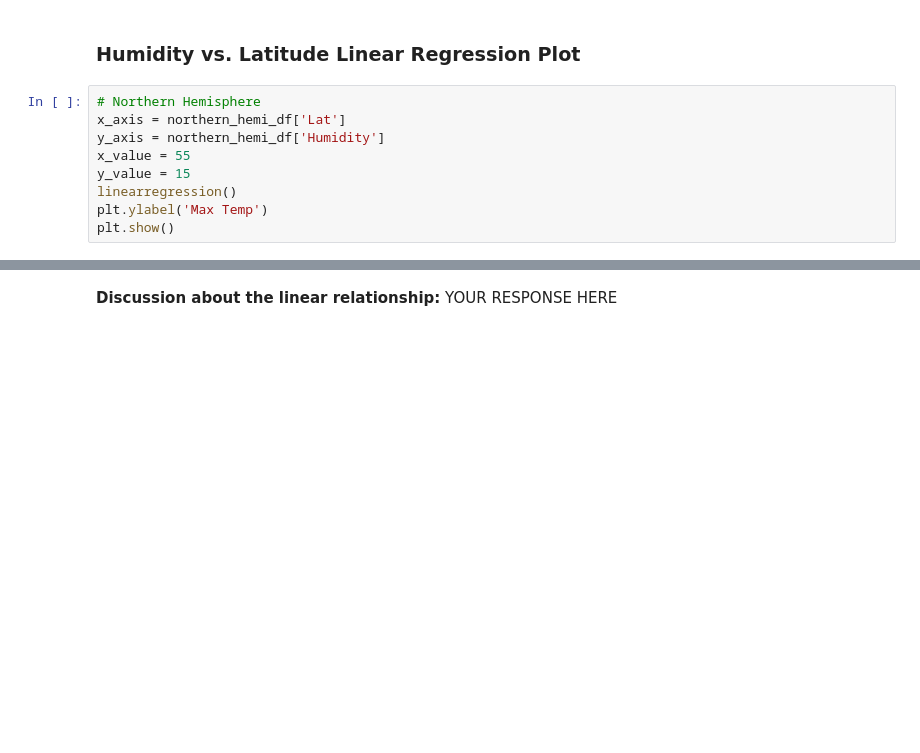
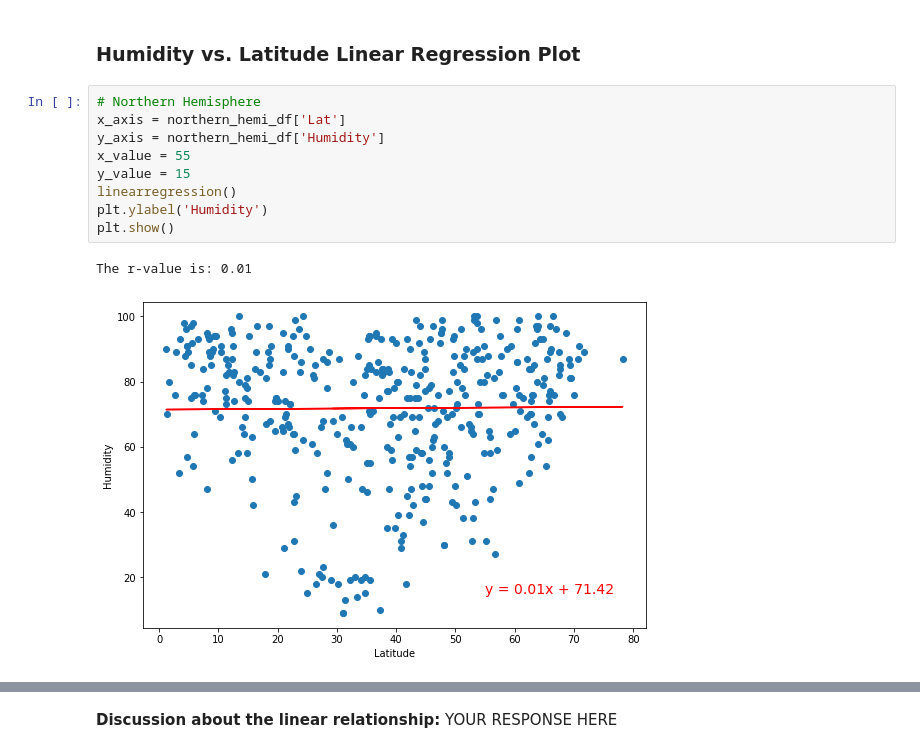
Before and after one commit to daniklafrance/python_api_challenge, a Jupyter notebook: WeatherPy.ipynb, the cells around one changed output, grey strips where cells are left out. Cells and saved outputs as stored; diff of their text form; blank space fills up the shorter version.

```diff
--- a/WeatherPy.ipynb
+++ b/WeatherPy.ipynb
@@ -277,12 +353,15 @@ plt.show()
 # %%
 # Northern Hemisphere
 x_axis = northern_hemi_df['Lat']
 y_axis = northern_hemi_df['Humidity']
 x_value = 55
 y_value = 15
 linearregression()
-plt.ylabel('Max Temp')
+plt.ylabel('Humidity')
 plt.show()
+# %% [output]
+The r-value is: 0.01
+[figure, added]
 # %%
 # Southern Hemisphere
 x_axis = southern_hemi_df['Lat']
```
Also changed, not shown: parts of 23 cells of this notebook, 5 other files.
